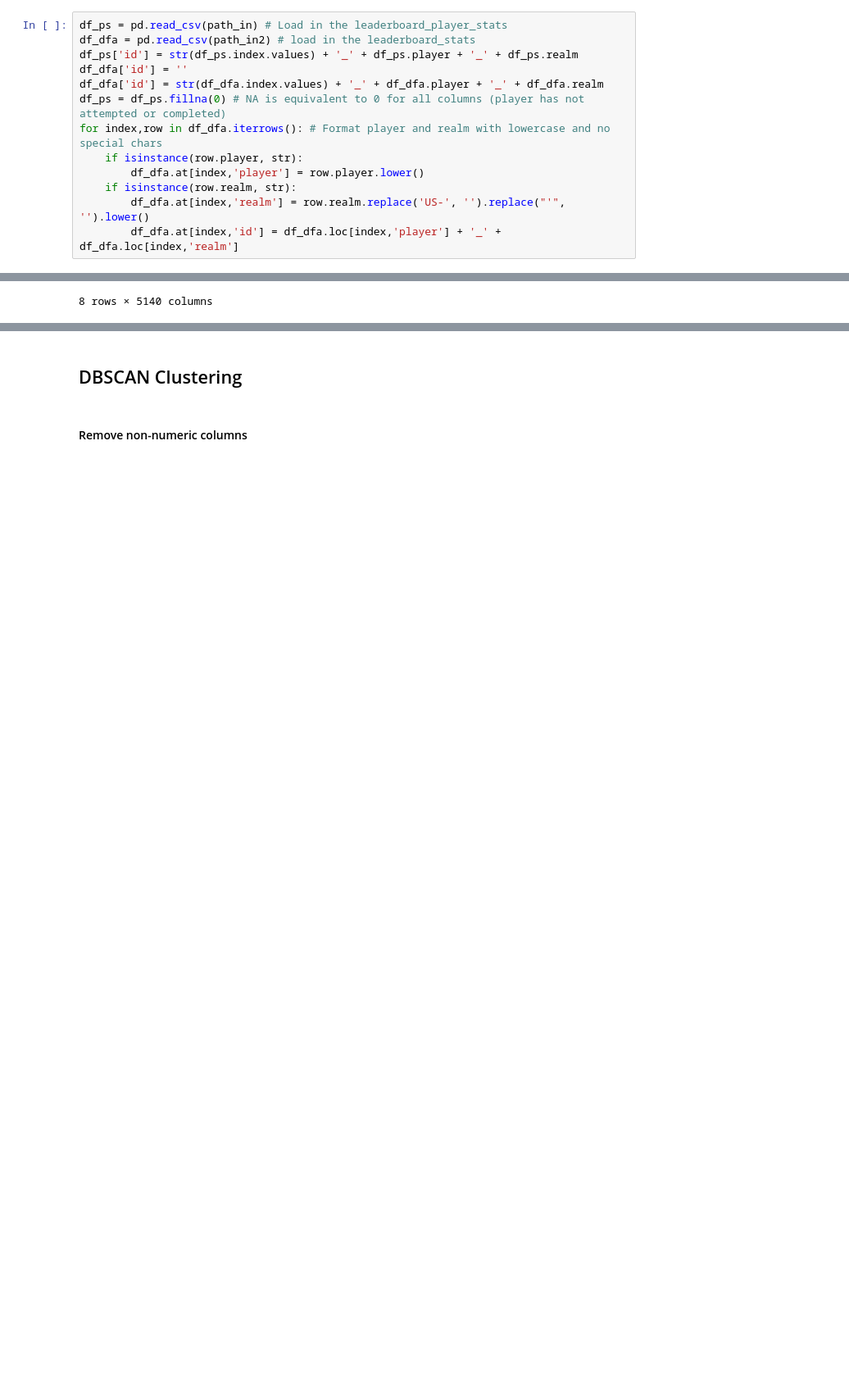
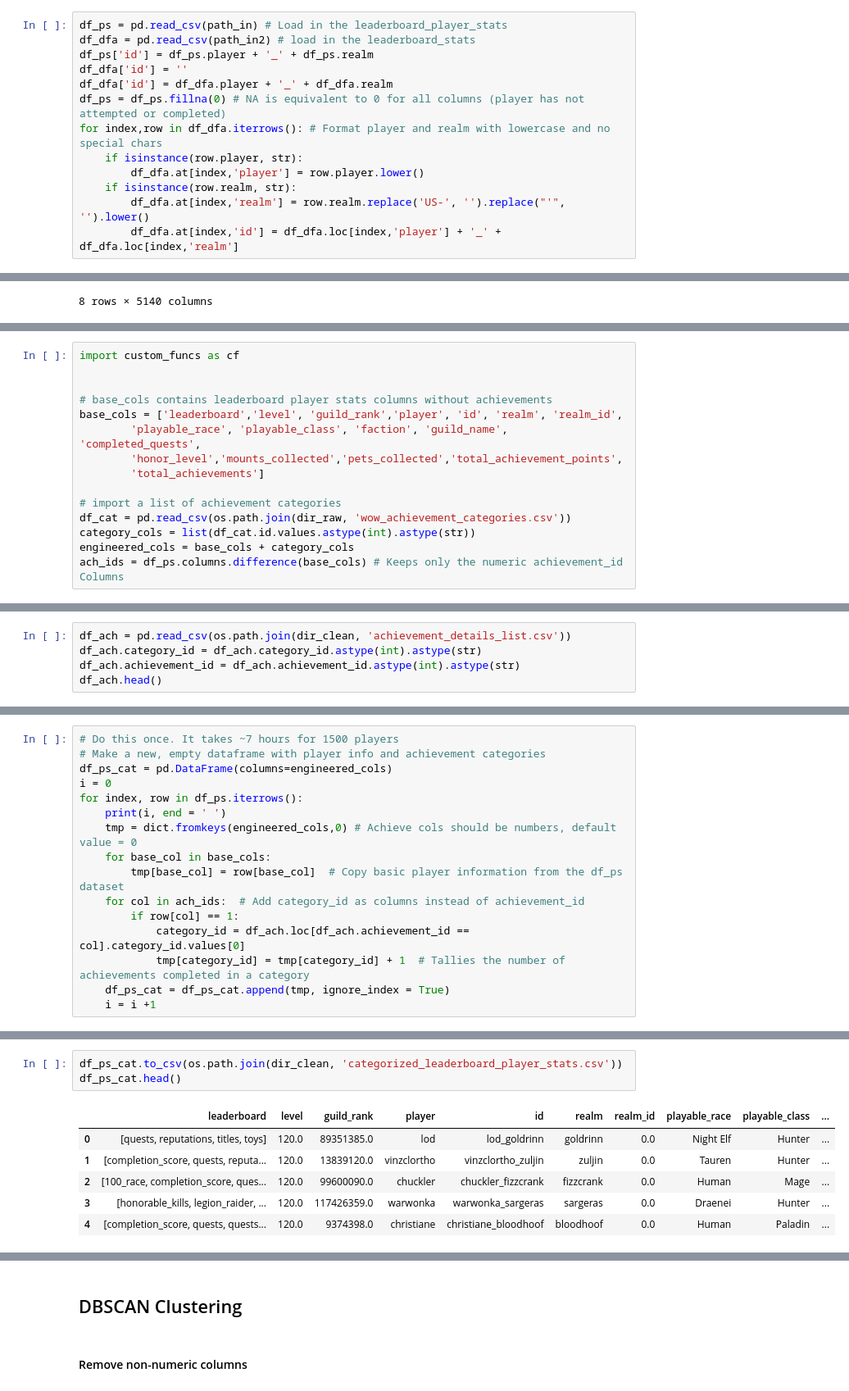
Before and after one commit to haleyspeed/insight_data_science, a Jupyter notebook: subscript/subscript/leaderboard_explorer.ipynb, the cells around one changed output, grey strips where cells are left out. Shown: that part at 82% size. Drawn from its saved outputs; the diff is of its cells as text; blank space fills up the shorter version.

```diff
--- a/subscript/subscript/leaderboard_explorer.ipynb
+++ b/subscript/subscript/leaderboard_explorer.ipynb
@@ -24,9 +25,9 @@ path_in2 = os.path.join(dir_raw, f_dfa)
 # %%
 df_ps = pd.read_csv(path_in) # Load in the leaderboard_player_stats
 df_dfa = pd.read_csv(path_in2) # load in the leaderboard_stats
-df_ps['id'] = str(df_ps.index.values) + '_' + df_ps.player + '_' + df_ps.realm
+df_ps['id'] = df_ps.player + '_' + df_ps.realm
 df_dfa['id'] = ''
-df_dfa['id'] = str(df_dfa.index.values) + '_' + df_dfa.player + '_' + df_dfa.realm
+df_dfa['id'] = df_dfa.player + '_' + df_dfa.realm
 df_ps = df_ps.fillna(0) # NA is equivalent to 0 for all columns (player has not attempted or completed)
 for index,row in df_dfa.iterrows(): # Format player and realm with lowercase and no special chars
     if isinstance(row.player, str):
@@ -67,0 +76,15 @@ df_ps.describe()
+# %%
+import custom_funcs as cf
+
+
+# base_cols contains leaderboard player stats columns without achievements
+base_cols = ['leaderboard','level', 'guild_rank','player', 'id', 'realm', 'realm_id',
+        'playable_race', 'playable_class', 'faction', 'guild_name', 'completed_quests',
+        'honor_level','mounts_collected','pets_collected','total_achievement_points',
+        'total_achievements']
+
+# import a list of achievement categories
+df_cat = pd.read_csv(os.path.join(dir_raw, 'wow_achievement_categories.csv'))
+category_cols = list(df_cat.id.values.astype(int).astype(str))
+engineered_cols = base_cols + category_cols
+ach_ids = df_ps.columns.difference(base_cols) # Keeps only the numeric achievement_id Columns
@@ -67,0 +112,5 @@ df_ps.describe()
+# %%
+df_ach = pd.read_csv(os.path.join(dir_clean, 'achievement_details_list.csv'))
+df_ach.category_id = df_ach.category_id.astype(int).astype(str)
+df_ach.achievement_id = df_ach.achievement_id.astype(int).astype(str)
+df_ach.head()
@@ -67,0 +126,16 @@ df_ps.describe()
+# %%
+# Do this once. It takes ~7 hours for 1500 players
+# Make a new, empty dataframe with player info and achievement categories
+df_ps_cat = pd.DataFrame(columns=engineered_cols)
+i = 0
+for index, row in df_ps.iterrows():
+    print(i, end = ' ')
+    tmp = dict.fromkeys(engineered_cols,0) # Achieve cols should be numbers, default value = 0
+    for base_col in base_cols:
+        tmp[base_col] = row[base_col]  # Copy basic player information from the df_ps dataset
+    for col in ach_ids:  # Add category_id as columns instead of achievement_id
+        if row[col] == 1:
+            category_id = df_ach.loc[df_ach.achievement_id == col].category_id.values[0]
+            tmp[category_id] = tmp[category_id] + 1  # Tallies the number of achievements completed in a category
+    df_ps_cat = df_ps_cat.append(tmp, ignore_index = True)
+    i = i +1
@@ -67,0 +144,10 @@ df_ps.describe()
+# %%
+df_ps_cat.to_csv(os.path.join(dir_clean, 'categorized_leaderboard_player_stats.csv'))
+df_ps_cat.head()
+# %% [output]
+|  | leaderboard | level | guild_rank | player | id | realm | realm_id | playable_race | playable_class | ... |
+| 0 | [quests, reputations, titles, toys] | 120.0 | 89351385.0 | lod | lod_goldrinn | goldrinn | 0.0 | Night Elf | Hunter | ... |
+| 1 | [completion_score, quests, reputa... | 120.0 | 13839120.0 | vinzclortho | vinzclortho_zuljin | zuljin | 0.0 | Tauren | Hunter | ... |
+| 2 | [100_race, completion_score, ques... | 120.0 | 99600090.0 | chuckler | chuckler_fizzcrank | fizzcrank | 0.0 | Human | Mage | ... |
+| 3 | [honorable_kills, legion_raider, ... | 120.0 | 117426359.0 | warwonka | warwonka_sargeras | sargeras | 0.0 | Draenei | Hunter | ... |
+| 4 | [completion_score, quests, quests... | 120.0 | 9374398.0 | christiane | christiane_bloodhoof | bloodhoof | 0.0 | Human | Paladin | ... |
```
Also changed, not shown: parts of 30 cells of this notebook, 2 other files.
